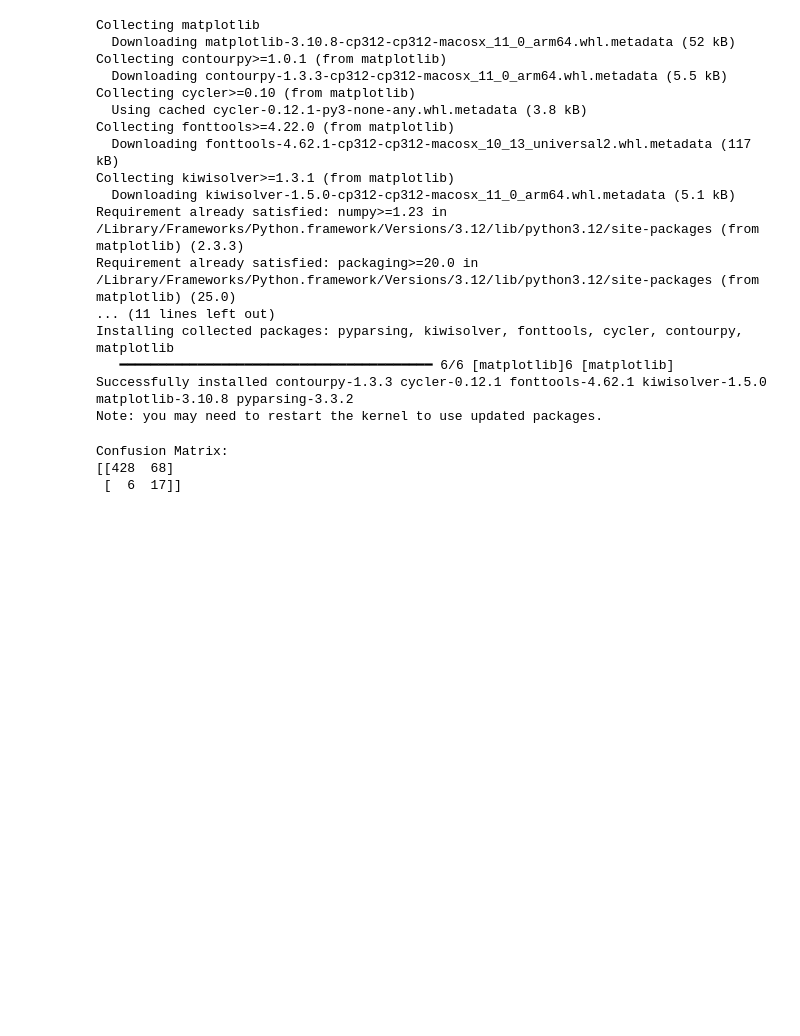
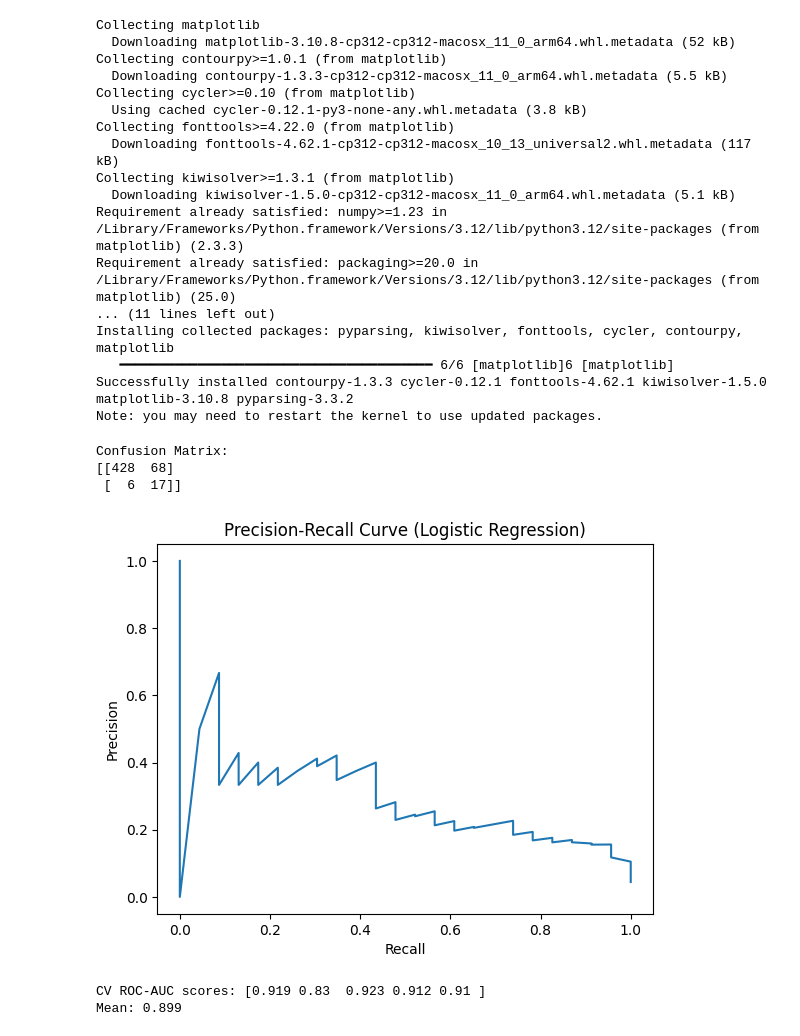
Before and after one commit to Yuuklo/deloitte-quantum-sustainability-challenge, a Jupyter notebook: notebooks/02_task1_model.ipynb, the cells around one changed output. Drawn from its saved outputs; the diff is of its cells as text; code cells hidden in the pictures; blank space fills up the shorter version.

Commit message:
Add Task 1 classical baseline with LR, confusion matrix, PR curve, CV

```diff
--- a/notebooks/02_task1_model.ipynb
+++ b/notebooks/02_task1_model.ipynb
@@ -119,3 +119,26 @@ print(cm)
 Confusion Matrix:
 [[428  68]
  [  6  17]]
+# %%
+from sklearn.metrics import precision_recall_curve
+
+precision, recall, _ = precision_recall_curve(y_test, prob)
+
+plt.plot(recall, precision)
+plt.xlabel("Recall")
+plt.ylabel("Precision")
+plt.title("Precision-Recall Curve (Logistic Regression)")
+plt.show()
+# %% [output]
+[figure, added]
+# %%
+from sklearn.model_selection import StratifiedKFold, cross_val_score
+
+cv = StratifiedKFold(n_splits=5, shuffle=True, random_state=42)
+scores = cross_val_score(model, X_train_scaled, y_train, cv=cv, scoring='roc_auc')
+
+print("CV ROC-AUC scores:", scores.round(3))
+print("Mean:", round(scores.mean(), 3))
+# %% [output]
+CV ROC-AUC scores: [0.919 0.83  0.923 0.912 0.91 ]
+Mean: 0.899
```
Also changed, not shown: 1 other file.
